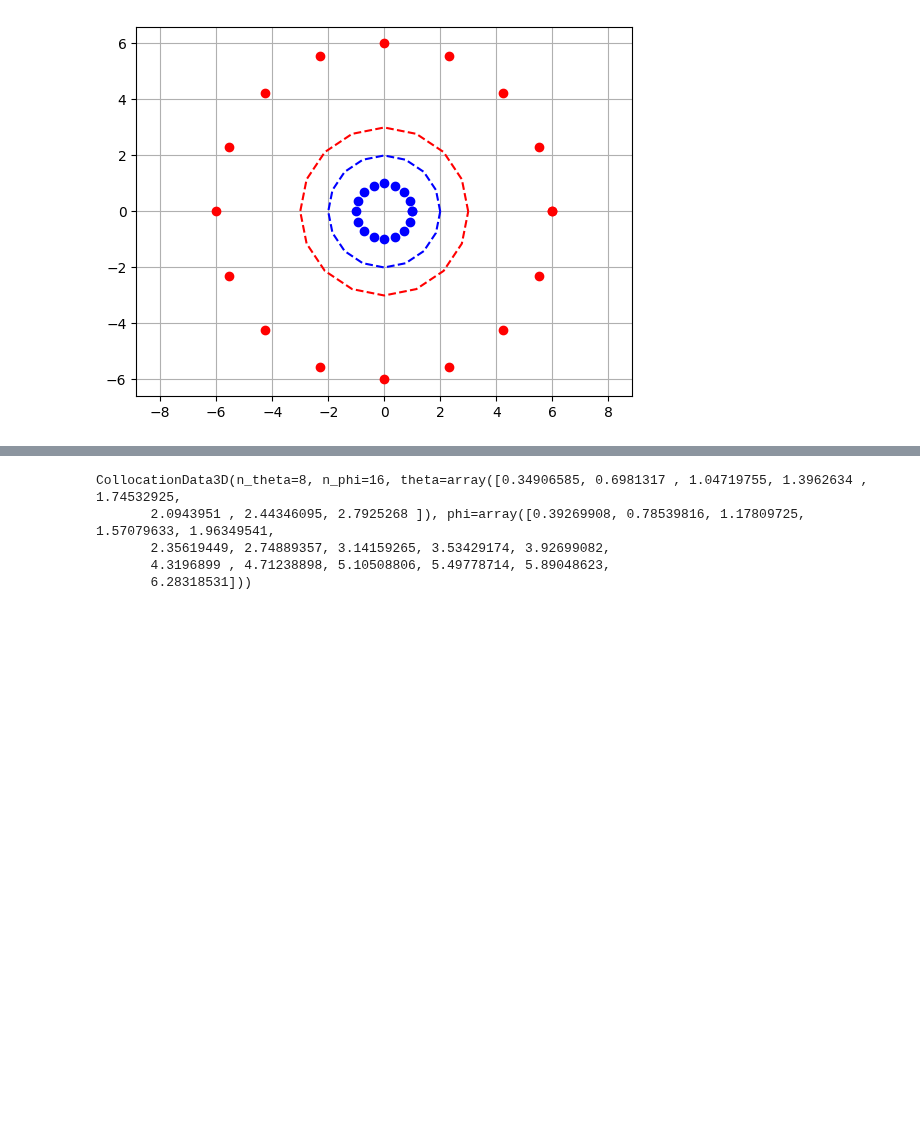
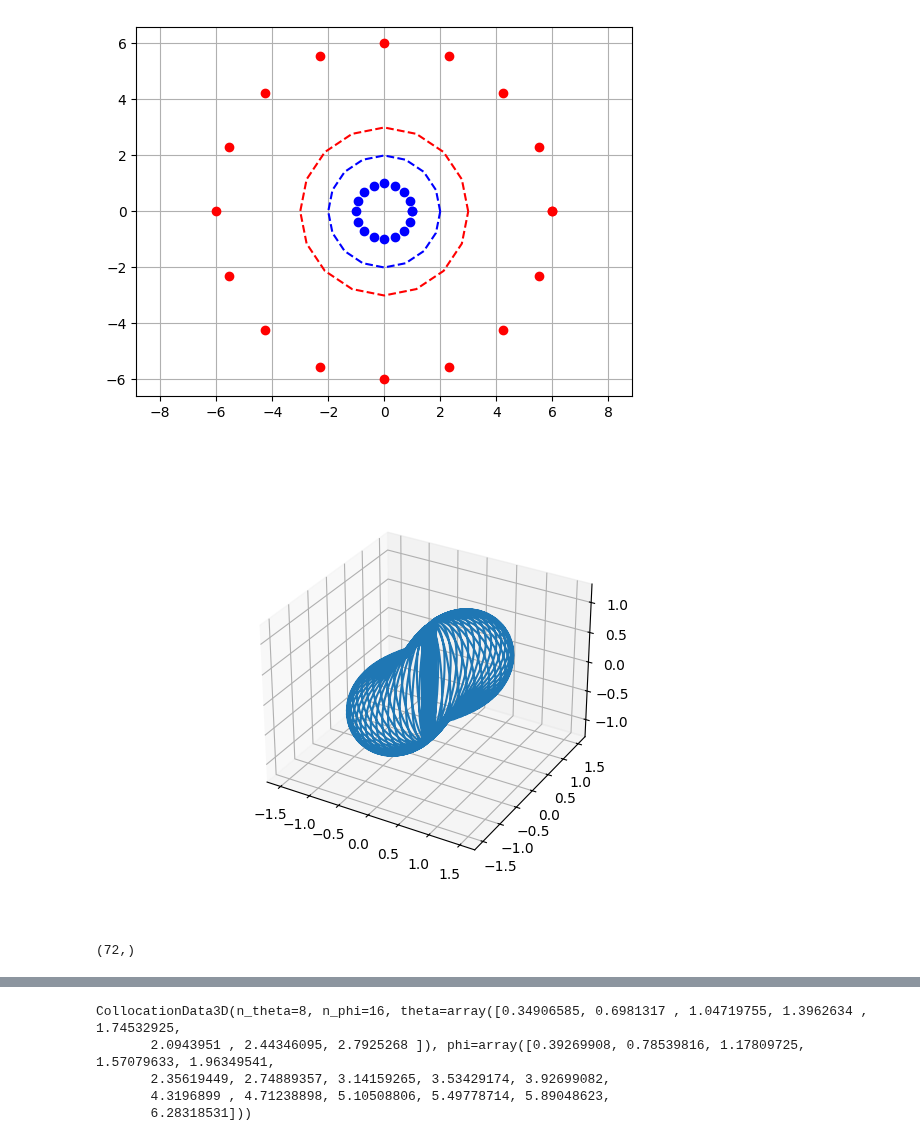
Before and after one commit to armarche/gpbr, a Jupyter notebook: gpbr/collocation_points.ipynb, the cells around one changed output, grey strips where cells are left out. Drawn from its saved outputs; the diff is of its cells as text; code cells hidden in the pictures; blank space fills up the shorter version.

Commit message:
AP-11 fix 3d collocation

```diff
--- a/gpbr/collocation_points.ipynb
+++ b/gpbr/collocation_points.ipynb
@@ -79,3 +79,33 @@ from gpbr.boundary import StarlikeSurface, starlike_sphere_base, starlike_surfac
 
 import numpy as np
 import matplotlib.pyplot as plt
+# %%
+Ntheta = 32
+Nphi = 64
+# %%
+def r(theta, phi):
+    # Example: radial distance as a function of theta and phi
+    return 1 + 0.5 * np.sin(2*theta) * np.cos(phi)  # You caan modify this as needed
+# %%
+coll_3d = collocation_points_3d(Ntheta, Nphi)
+r_grid = r(coll_3d.theta_grid, coll_3d.phi_grid)
+# %%
+surface = starlike_surface(r_grid, coll_3d)
+# %%
+%matplotlib widget
+fig_plot, ax_plot = plt.subplots(subplot_kw={"projection": "3d"})
+# ax_plot.plot(surface.x, surface.y, surface.z ,'bo')
+ax_plot.plot(surface.x, surface.y, surface.z)
+
+ax_plot.set_xlim3d([-3, 3])
+ax_plot.set_ylim3d([-3, 3])
+ax_plot.set_zlim3d([-3, 3])
+ax_plot.axis('equal')
+plt.grid()
+plt.show()
+# %% [output]
+[figure, added]
+# %%
+sphere.x.shape
+# %% [output]
+(72,)
```
Also changed, not shown: parts of 14 cells of this notebook, 3 other files.
